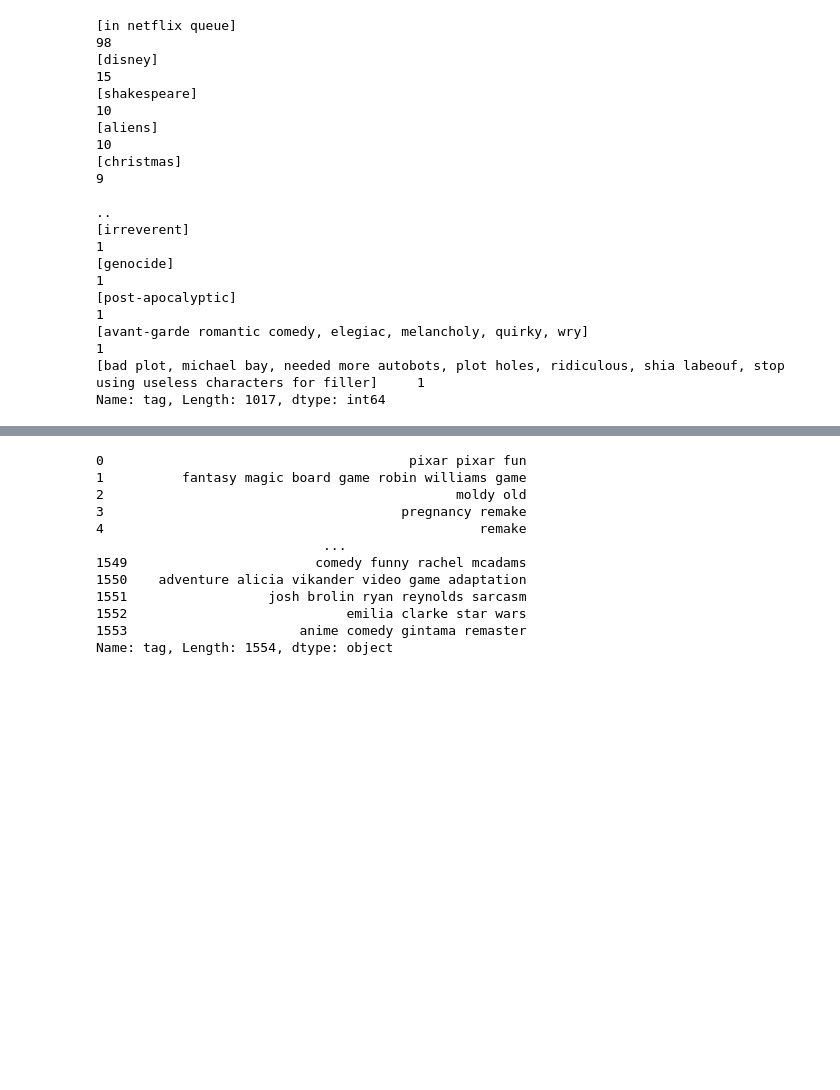
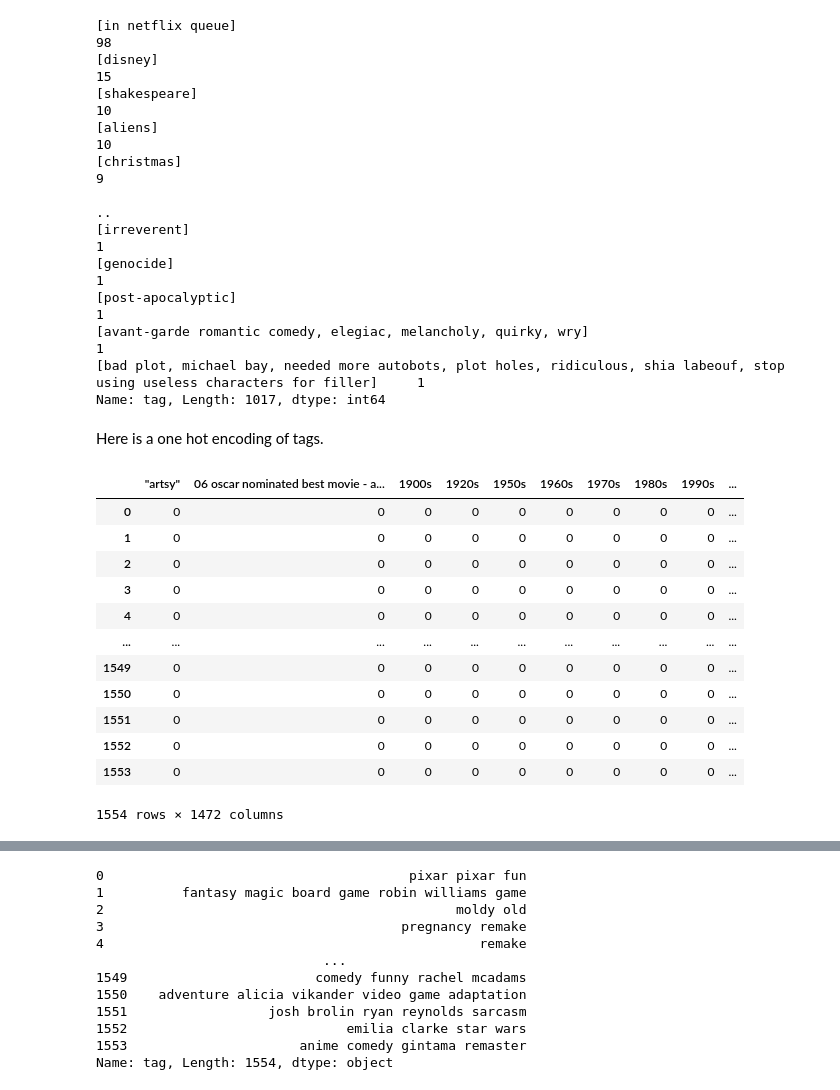
Before and after one commit to arfritzz/EECS731_3, a Jupyter notebook: notebooks/feature_engineering_tags.ipynb, the cells around one changed output, grey strips where cells are left out. Cells and saved outputs as stored; diff of their text form; code cells hidden in the pictures; blank space fills up the shorter version.

```diff
--- a/notebooks/feature_engineering_tags.ipynb
+++ b/notebooks/feature_engineering_tags.ipynb
@@ -156,8 +161,25 @@ data_rt['tag'].value_counts()
 [avant-garde romantic comedy, elegiac, melancholy, quirky, wry]                                                                   1
 [bad plot, michael bay, needed more autobots, plot holes, ridiculous, shia labeouf, stop using useless characters for filler]     1
 Name: tag, Length: 1017, dtype: int64
+# %% [markdown]
+Here is a one hot encoding of tags.
 # %%
 tags_one_hot = pd.get_dummies(data_rt['tag'].apply(pd.Series).stack()).sum(level=0)
+tags_one_hot
+# %% [output]
+|  | "artsy" | 06 oscar nominated best movie - a... | 1900s | 1920s | 1950s | 1960s | 1970s | 1980s | 1990s | ... |
+| 0 | 0 | 0 | 0 | 0 | 0 | 0 | 0 | 0 | 0 | ... |
+| 1 | 0 | 0 | 0 | 0 | 0 | 0 | 0 | 0 | 0 | ... |
+| 2 | 0 | 0 | 0 | 0 | 0 | 0 | 0 | 0 | 0 | ... |
+| 3 | 0 | 0 | 0 | 0 | 0 | 0 | 0 | 0 | 0 | ... |
+| 4 | 0 | 0 | 0 | 0 | 0 | 0 | 0 | 0 | 0 | ... |
+| ... | ... | ... | ... | ... | ... | ... | ... | ... | ... | ... |
+| 1549 | 0 | 0 | 0 | 0 | 0 | 0 | 0 | 0 | 0 | ... |
+| 1550 | 0 | 0 | 0 | 0 | 0 | 0 | 0 | 0 | 0 | ... |
+| 1551 | 0 | 0 | 0 | 0 | 0 | 0 | 0 | 0 | 0 | ... |
+| 1552 | 0 | 0 | 0 | 0 | 0 | 0 | 0 | 0 | 0 | ... |
+| 1553 | 0 | 0 | 0 | 0 | 0 | 0 | 0 | 0 | 0 | ... |
+1554 rows × 1472 columns
 # %%
 data_rt
 # %% [output]
```
Also changed, not shown: parts of 8 cells of this notebook, 8 other files.
